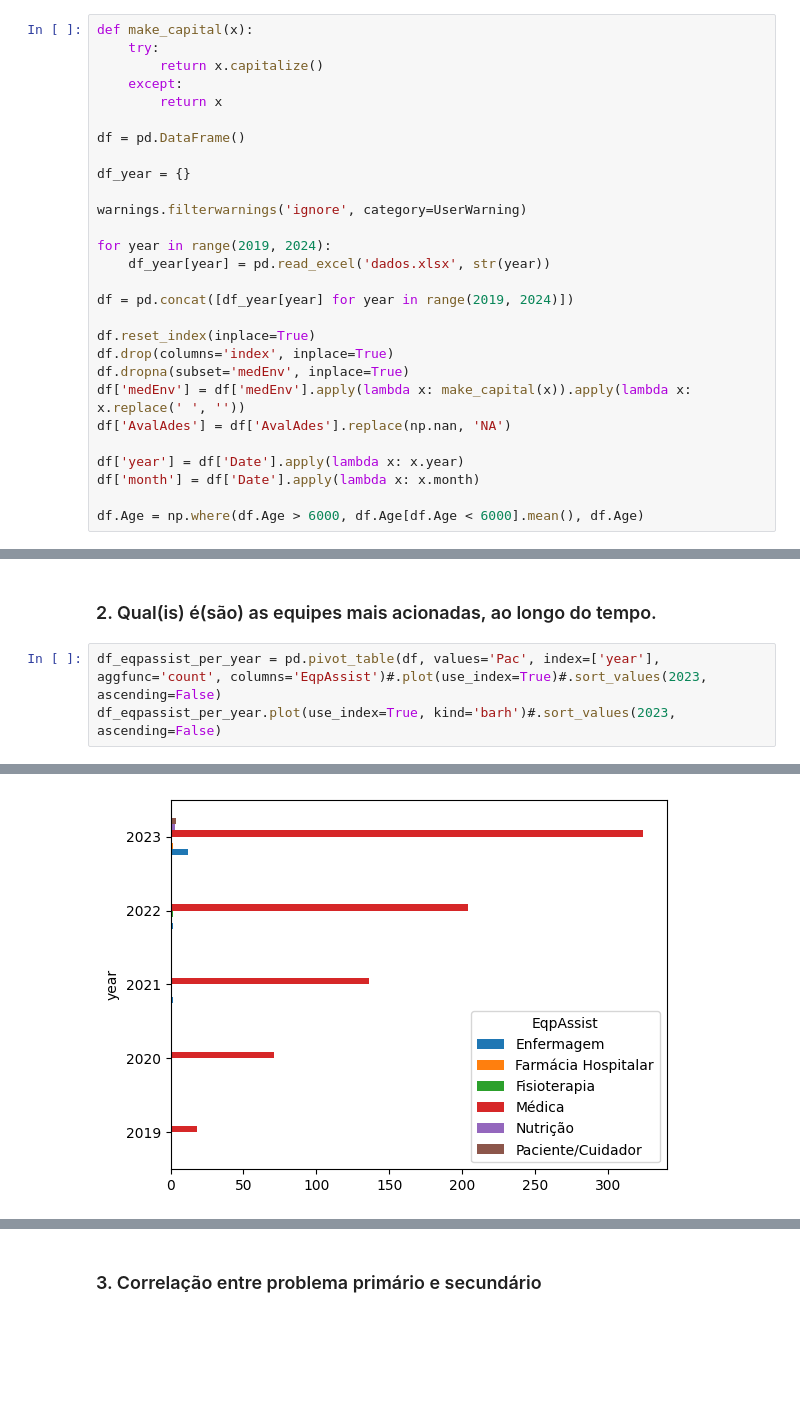
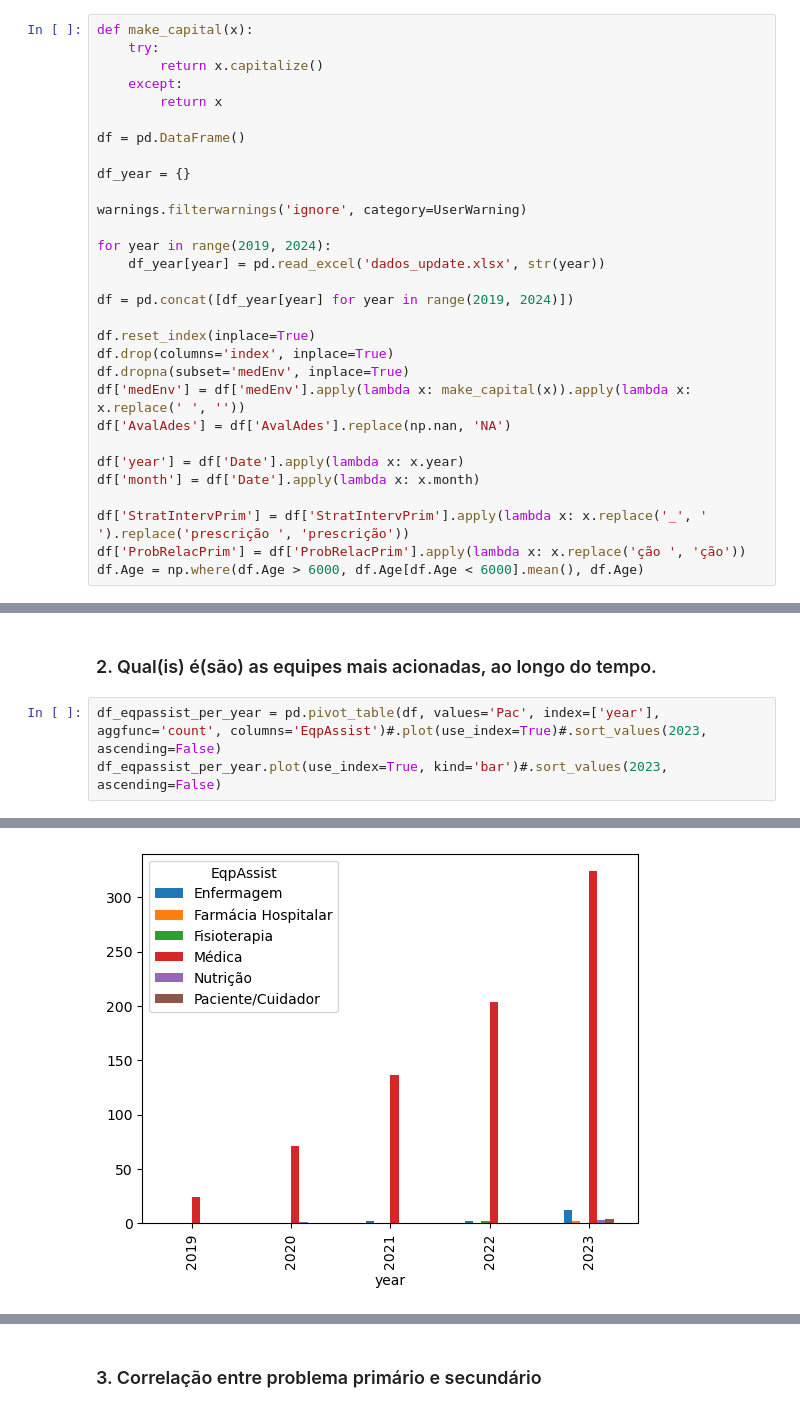
Before and after one commit to salgadosp/intervencoes_farmaceuticas, a Jupyter notebook: analise.ipynb, the cells around one changed output, grey strips where cells are left out. Saved outputs shown, nothing was run; the diff lists cells and outputs as text; blank space fills up the shorter version.

```diff
--- a/analise.ipynb
+++ b/analise.ipynb
@@ -24,7 +24,7 @@ df_year = {}
 warnings.filterwarnings('ignore', category=UserWarning)
 
 for year in range(2019, 2024):
-    df_year[year] = pd.read_excel('dados.xlsx', str(year))
+    df_year[year] = pd.read_excel('dados_update.xlsx', str(year))
 
 df = pd.concat([df_year[year] for year in range(2019, 2024)])
 
@@ -37,6 +37,8 @@ df['AvalAdes'] = df['AvalAdes'].replace(np.nan, 'NA')
 df['year'] = df['Date'].apply(lambda x: x.year)
 df['month'] = df['Date'].apply(lambda x: x.month)
 
+df['StratIntervPrim'] = df['StratIntervPrim'].apply(lambda x: x.replace('_', ' ').replace('prescrição ', 'prescrição'))
+df['ProbRelacPrim'] = df['ProbRelacPrim'].apply(lambda x: x.replace('ção ', 'ção'))
 df.Age = np.where(df.Age > 6000, df.Age[df.Age < 6000].mean(), df.Age)
 # %% [markdown]
 ### 1. Quais são os medicamentos mais solicitados, ao longo do tempo?
@@ -67,5 +69,5 @@ df.pivot_table(index='medEnv', columns='year', values='Pac', aggfunc='count').so
  ### 2. Qual(is) é(são) as equipes mais acionadas, ao longo do tempo.
 # %%
 df_eqpassist_per_year = pd.pivot_table(df, values='Pac', index=['year'], aggfunc='count', columns='EqpAssist')#.plot(use_index=True)#.sort_values(2023, ascending=False)
-df_eqpassist_per_year.plot(use_index=True, kind='barh')#.sort_values(2023, ascending=False)
+df_eqpassist_per_year.plot(use_index=True, kind='bar')#.sort_values(2023, ascending=False)
 # %% [output]
@@ -73 +75 @@ df_eqpassist_per_year.plot(use_index=True, kind='barh')#.sort_values(2023, ascen
-[figure, old version]
+[figure, new version]
```
Also changed, not shown: parts of 70 cells of this notebook.
